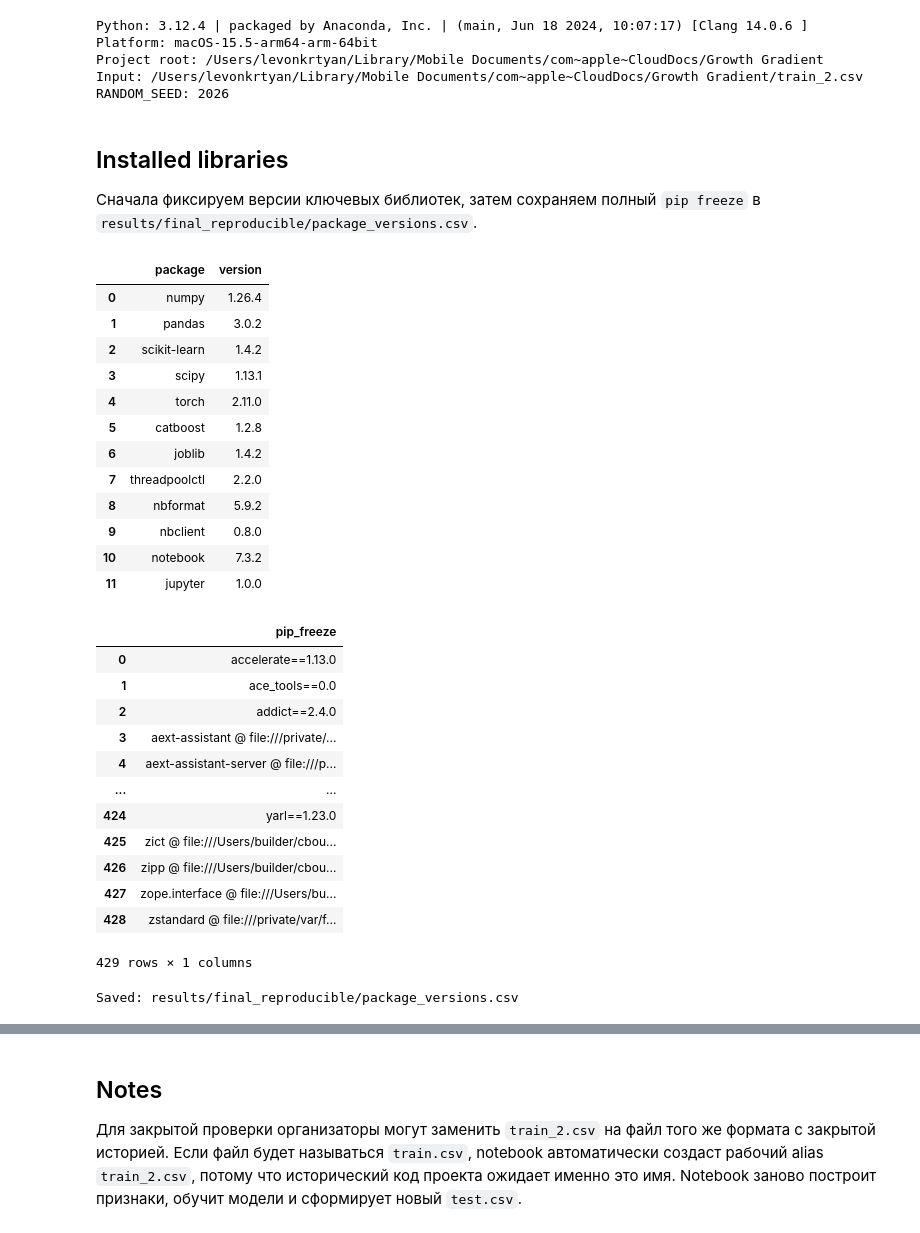
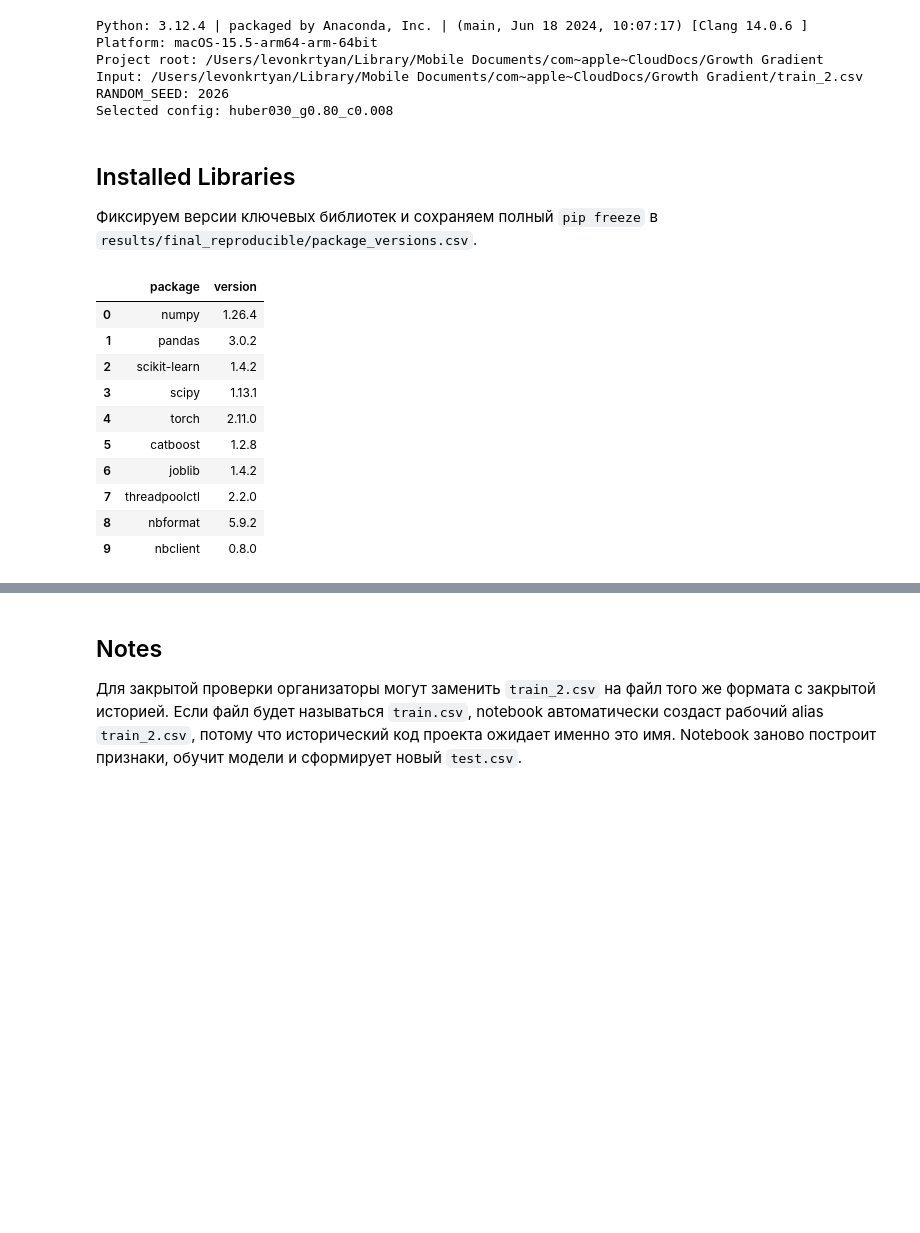
Before and after one commit to qwestig/Growth-Gradient, a Jupyter notebook: notebooks/final_reproducible_solution.ipynb, the cells around one changed output, grey strips where cells are left out. Drawn from its saved outputs; the diff is of its cells as text; code cells hidden in the pictures; blank space fills up the shorter version.

```diff
--- a/notebooks/final_reproducible_solution.ipynb
+++ b/notebooks/final_reproducible_solution.ipynb
@@ -24,12 +26,14 @@ import numpy as np
 import pandas as pd
 
 RANDOM_SEED = 2026
+SELECTED_V15_NAME = "huber030_g0.80_c0.008"
+
 os.environ["PYTHONHASHSEED"] = str(RANDOM_SEED)
 random.seed(RANDOM_SEED)
 np.random.seed(RANDOM_SEED)
 
 ROOT = Path.cwd().resolve()
-while not (ROOT / "analysis" / "final_reproducible_candidate317.py").exists() and ROOT != ROOT.parent:
+while not (ROOT / "analysis").exists() and ROOT != ROOT.parent:
     ROOT = ROOT.parent
 
 canonical_input = ROOT / "train_2.csv"
@@ -38,85 +42,70 @@ if not canonical_input.exists() and alternate_input.exists():
     shutil.copyfile(alternate_input, canonical_input)
 
 assert canonical_input.exists(), "Expected train_2.csv or train.csv in project root"
-assert (ROOT / "analysis" / "final_reproducible_candidate317.py").exists()
+assert (ROOT / "analysis").exists(), "Expected analysis/ directory in project root"
 
 print("Python:", sys.version.replace("\n", " "))
 print("Platform:", platform.platform())
 print("Project root:", ROOT)
 print("Input:", canonical_input)
 print("RANDOM_SEED:", RANDOM_SEED)
+print("Selected config:", SELECTED_V15_NAME)
 # %% [output]
 Python: 3.12.4 | packaged by Anaconda, Inc. | (main, Jun 18 2024, 10:07:17) [Clang 14.0.6 ]
 Platform: macOS-15.5-arm64-arm-64bit
 Project root: /Users/levonkrtyan/Library/Mobile Documents/com~apple~CloudDocs/Growth Gradient
 Input: /Users/levonkrtyan/Library/Mobile Documents/com~apple~CloudDocs/Growth Gradient/train_2.csv
 RANDOM_SEED: 2026
+Selected config: huber030_g0.80_c0.008
 # %% [markdown]
-## Installed libraries
+## Installed Libraries
 
-Сначала фиксируем версии ключевых библиотек, затем сохраняем полный `pip freeze` в `results/final_reproducible/package_versions.csv`.
+Фиксируем версии ключевых библиотек и сохраняем полный `pip freeze` в `results/final_reproducible/package_versions.csv`.
 # %%
 key_packages = [
     "numpy",
     "pandas",
     "scikit-learn",
     "scipy",
     "torch",
     "catboost",
     "joblib",
     "threadpoolctl",
     "nbformat",
     "nbclient",
-    "notebook",
-    "jupyter",
 ]
 
-def package_version(name: str) -> str:
+versions = []
+for package in key_packages:
     try:
-        return metadata.version(name)
+        version = metadata.version(package)
     except metadata.PackageNotFoundError:
-        return "not installed"
+        version = "not installed"
+    versions.append({"package": package, "version": version})
 
-versions = pd.DataFrame({"package": key_packages, "version": [package_version(x) for x in key_packages]})
-display(versions)
-
-missing_required = versions[versions["package"].isin(["numpy", "pandas", "scikit-learn", "torch", "catboost"]) & versions["version"].eq("not installed")]
-assert missing_required.empty, "Missing required packages: " + ", ".join(missing_required["package"].tolist())
+versions_df = pd.DataFrame(versions)
+display(versions_df)
 
 freeze = subprocess.check_output([sys.executable, "-m", "pip", "freeze"], text=True).splitlines()
-freeze_df = pd.DataFrame({"pip_freeze": freeze})
-display(freeze_df)
+freeze_df = pd.DataFrame({"requirement": freeze})
 
-out_dir = ROOT / "results" / "final_reproducible"
-out_dir.mkdir(parents=True, exist_ok=True)
-freeze_path = out_dir / "package_versions.csv"
-freeze_df.to_csv(freeze_path, index=False)
-print("Saved:", freeze_path.relative_to(ROOT))
+versions_dir = ROOT / "results" / "final_reproducible"
+versions_dir.mkdir(parents=True, exist_ok=True)
+versions_df.to_csv(versions_dir / "key_package_versions.csv", index=False)
+freeze_df.to_csv(versions_dir / "package_versions.csv", index=False)
+
+required = ["numpy", "pandas", "scikit-learn", "torch", "catboost"]
+missing = versions_df.loc[versions_df["package"].isin(required) & versions_df["version"].eq("not installed"), "package"].tolist()
+assert not missing, f"Missing required packages: {missing}"
 # %% [output]
 |  | package | version |
 | 0 | numpy | 1.26.4 |
 | 1 | pandas | 3.0.2 |
 | 2 | scikit-learn | 1.4.2 |
 | 3 | scipy | 1.13.1 |
 | 4 | torch | 2.11.0 |
 | 5 | catboost | 1.2.8 |
 | 6 | joblib | 1.4.2 |
 | 7 | threadpoolctl | 2.2.0 |
 | 8 | nbformat | 5.9.2 |
 | 9 | nbclient | 0.8.0 |
-| 10 | notebook | 7.3.2 |
-| 11 | jupyter | 1.0.0 |
-|  | pip_freeze |
-| 0 | accelerate==1.13.0 |
-| 1 | ace_tools==0.0 |
-| 2 | addict==2.4.0 |
-| 3 | aext-assistant @ file:///private/... |
-| 4 | aext-assistant-server @ file:///p... |
-| ... | ... |
-| 424 | yarl==1.23.0 |
-| 425 | zict @ file:///Users/builder/cbou... |
-| 426 | zipp @ file:///Users/builder/cbou... |
-| 427 | zope.interface @ file:///Users/bu... |
-| 428 | zstandard @ file:///private/var/f... |
-429 rows × 1 columns
-Saved: results/final_reproducible/package_versions.csv
```
Also changed, not shown: parts of 33 cells of this notebook.
